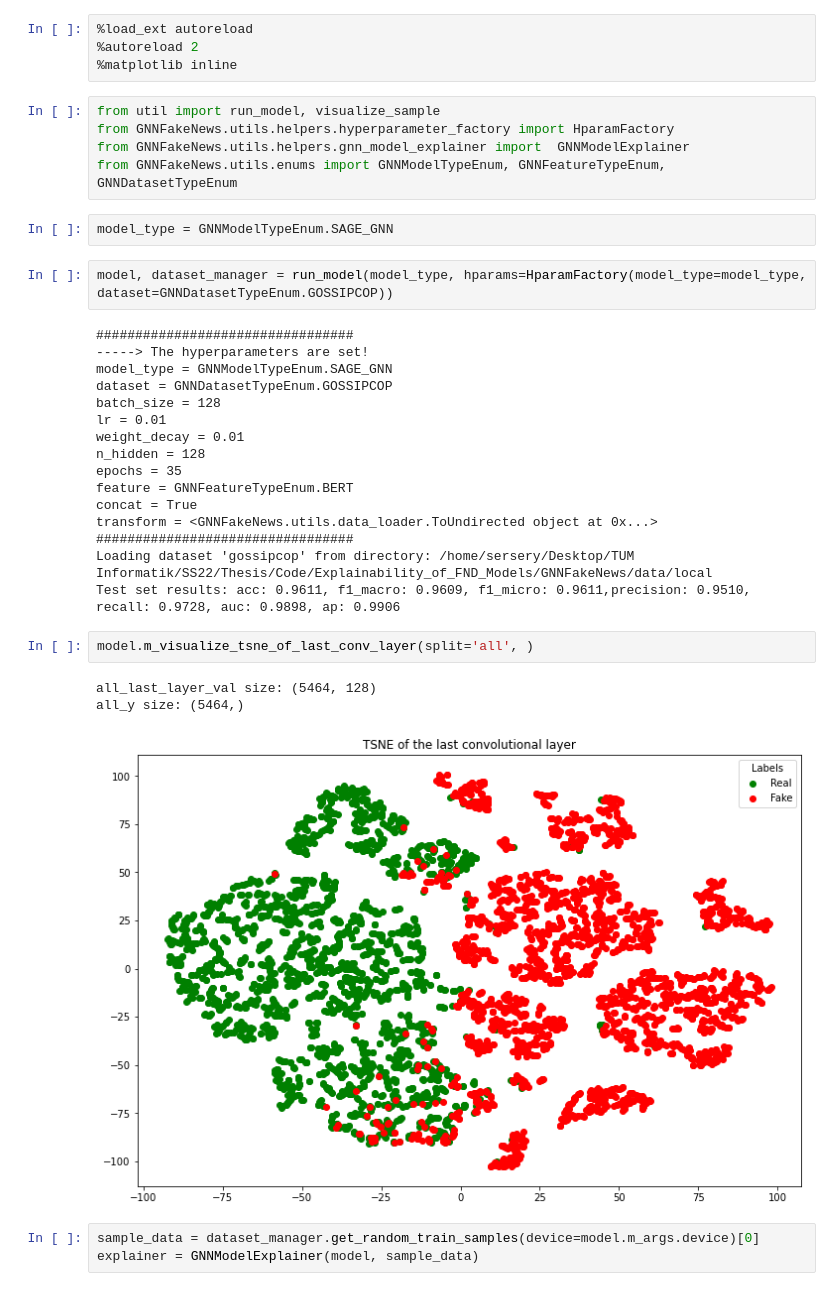
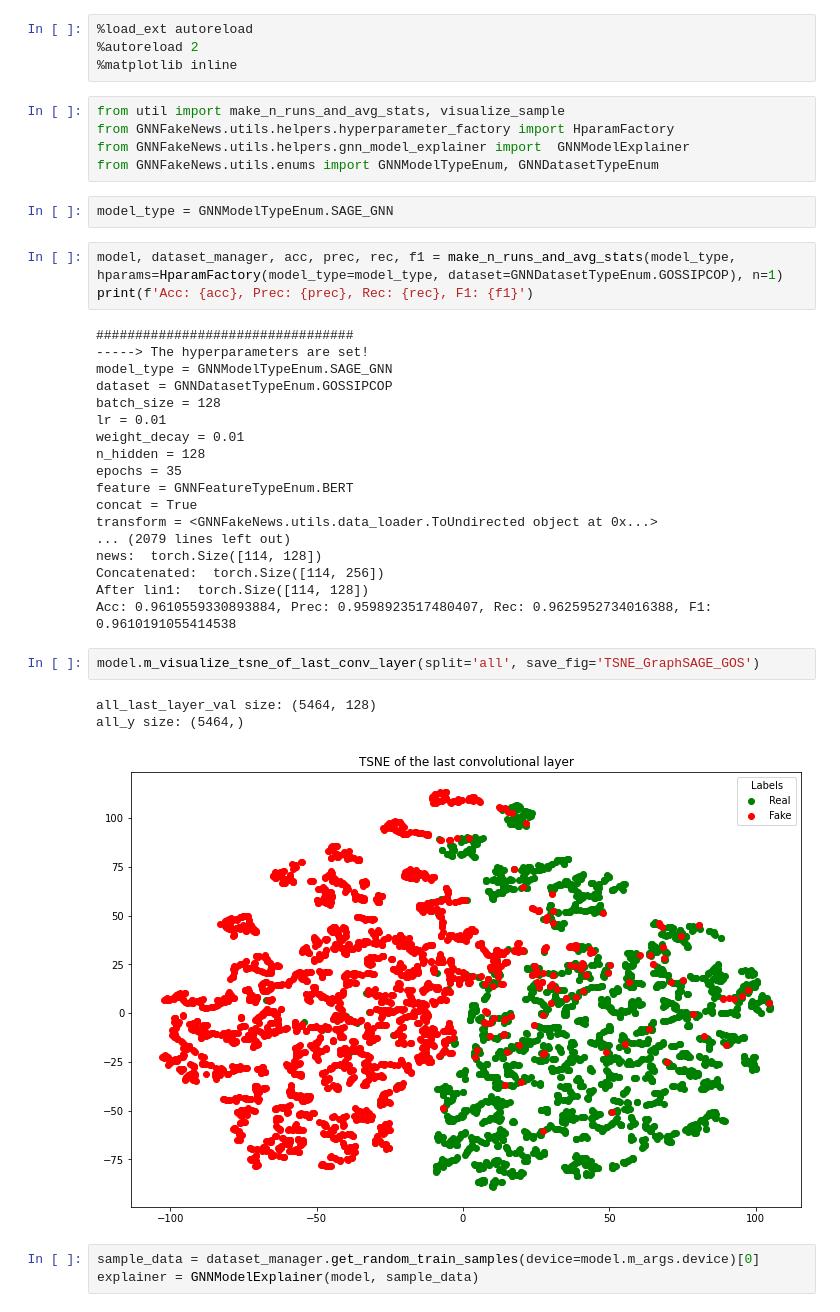
Before and after one commit to sersery35/Explainability_of_FND_Models, a Jupyter notebook: GNNFakeNews/notebooks/UPFD_SAGE_GNN_GOS_Notebook.ipynb, the cells around one changed output. Drawn from its saved outputs; the diff is of its cells as text.

Commit message:
make some changes for experiments and visualization

```diff
--- a/GNNFakeNews/notebooks/UPFD_SAGE_GNN_GOS_Notebook.ipynb
+++ b/GNNFakeNews/notebooks/UPFD_SAGE_GNN_GOS_Notebook.ipynb
@@ -3,14 +3,15 @@
 %autoreload 2
 %matplotlib inline
 # %%
-from util import run_model, visualize_sample
+from util import make_n_runs_and_avg_stats, visualize_sample
 from GNNFakeNews.utils.helpers.hyperparameter_factory import HparamFactory
 from GNNFakeNews.utils.helpers.gnn_model_explainer import  GNNModelExplainer
-from GNNFakeNews.utils.enums import GNNModelTypeEnum, GNNFeatureTypeEnum, GNNDatasetTypeEnum
+from GNNFakeNews.utils.enums import GNNModelTypeEnum, GNNDatasetTypeEnum
 # %%
 model_type = GNNModelTypeEnum.SAGE_GNN
 # %%
-model, dataset_manager = run_model(model_type, hparams=HparamFactory(model_type=model_type, dataset=GNNDatasetTypeEnum.GOSSIPCOP))
+model, dataset_manager, acc, prec, rec, f1 = make_n_runs_and_avg_stats(model_type, hparams=HparamFactory(model_type=model_type, dataset=GNNDatasetTypeEnum.GOSSIPCOP), n=1)
+print(f'Acc: {acc}, Prec: {prec}, Rec: {rec}, F1: {f1}')
 # %% [output]
 #################################
 -----> The hyperparameters are set!
@@ -24,15 +25,17 @@ epochs = 35
 feature = GNNFeatureTypeEnum.BERT
 concat = True
 transform = <GNNFakeNews.utils.data_loader.ToUndirected object at 0x...>
-#################################
-Loading dataset 'gossipcop' from directory: /home/sersery/Desktop/TUM Informatik/SS22/Thesis/Code/Explainability_of_FND_Models/GNNFakeNews/data/local
-Test set results: acc: 0.9611, f1_macro: 0.9609, f1_micro: 0.9611,precision: 0.9510, recall: 0.9728, auc: 0.9898, ap: 0.9906
+... (2079 lines left out)
+news:  torch.Size([114, 128])
+Concatenated:  torch.Size([114, 256])
+After lin1:  torch.Size([114, 128])
+Acc: 0.9610559330893884, Prec: 0.9598923517480407, Rec: 0.9625952734016388, F1: 0.9610191055414538
 # %%
-model.m_visualize_tsne_of_last_conv_layer(split='all', )
+model.m_visualize_tsne_of_last_conv_layer(split='all', save_fig='TSNE_GraphSAGE_GOS')
 # %% [output]
 all_last_layer_val size: (5464, 128)
 all_y size: (5464,)
-[figure, old version]
+[figure, new version]
 # %%
 sample_data = dataset_manager.get_random_train_samples(device=model.m_args.device)[0]
 explainer = GNNModelExplainer(model, sample_data)
```
Also changed, not shown: parts of 1 cell of this notebook, 18 other files.
